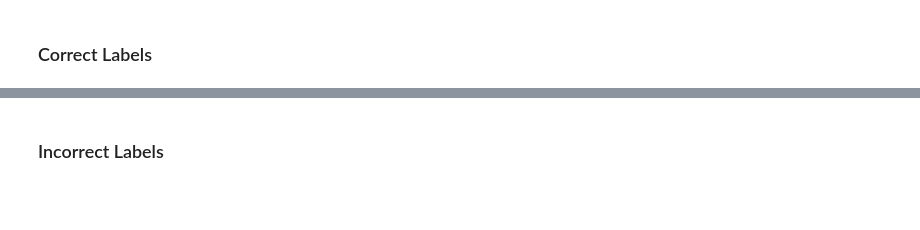
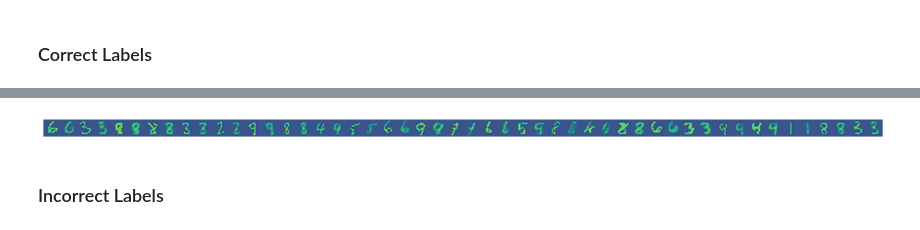
Before and after one commit to mkthoma/unet_and_vae, a Jupyter notebook: VAE/Demo VAE MNIST.ipynb, the cells around one changed output, grey strips where cells are left out. Drawn from its saved outputs; the diff is of its cells as text; code cells hidden in the pictures; blank space fills up the shorter version.

```diff
--- a/VAE/Demo VAE MNIST.ipynb
+++ b/VAE/Demo VAE MNIST.ipynb
@@ -227,3 +200,40 @@ for i in range(25):
+# %%
+import numpy as np
+import matplotlib.pyplot as plt
+from PIL import Image
+
+# Initialize an empty list to store the resized images
+resized_images = []
+
+# Define the target size for each image
+target_size = (128, 128)  # Adjust the size as needed
+
+for i in range(25):
+    a, t = next(iter(testloader))
+    a = a.cuda()
+    recon, mu, std = model(a[0])
+    b = recon[0].reshape((14, 14))
+
+    # Resize the original and reconstructed images
+    a_resized = np.array(Image.fromarray(a[0].detach().cpu().numpy()).resize(target_size, Image.ANTIALIAS))
+    b_resized = np.array(Image.fromarray(b.detach().cpu().numpy()).resize(target_size, Image.ANTIALIAS))
+
+    # Append the resized images to the list
+    resized_images.append(a_resized)
+    resized_images.append(b_resized)
+
+# Concatenate all resized images horizontally
+stacked_image = np.concatenate(resized_images, axis=1)
+
+# Set the figure size for plotting
+fig = plt.figure(figsize=(20, 5))  # Adjust the width as needed
+
+# Display the stacked image with the 'viridis' colormap (you can change the colormap as needed)
+plt.imshow(stacked_image, cmap='viridis')
+plt.axis('off')
+plt.show()
+# %% [output]
+[figure, added]
 # %% [markdown]
 ### Incorrect Labels
 # %%
```
Also changed, not shown: parts of 4 cells of this notebook, 4 other files.
